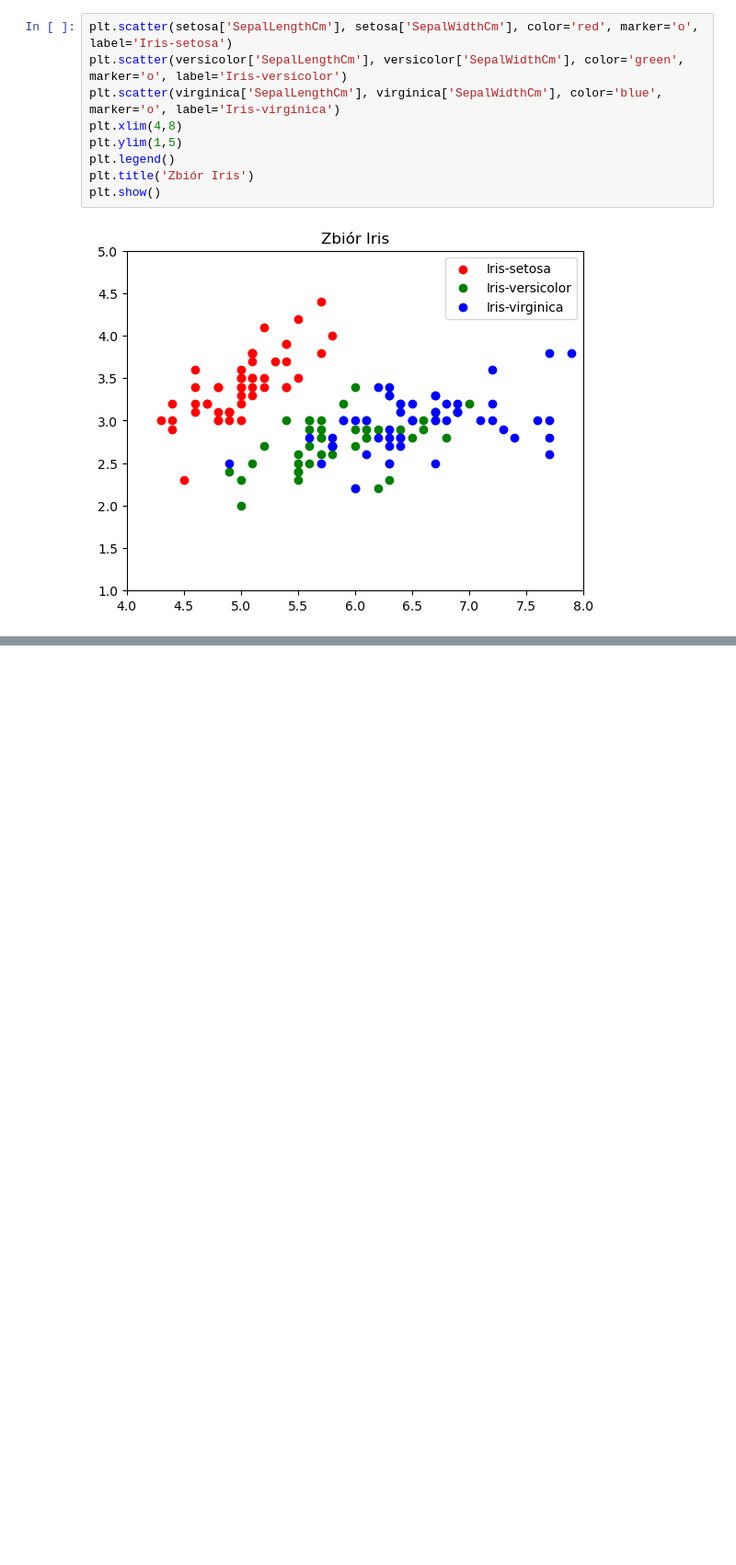
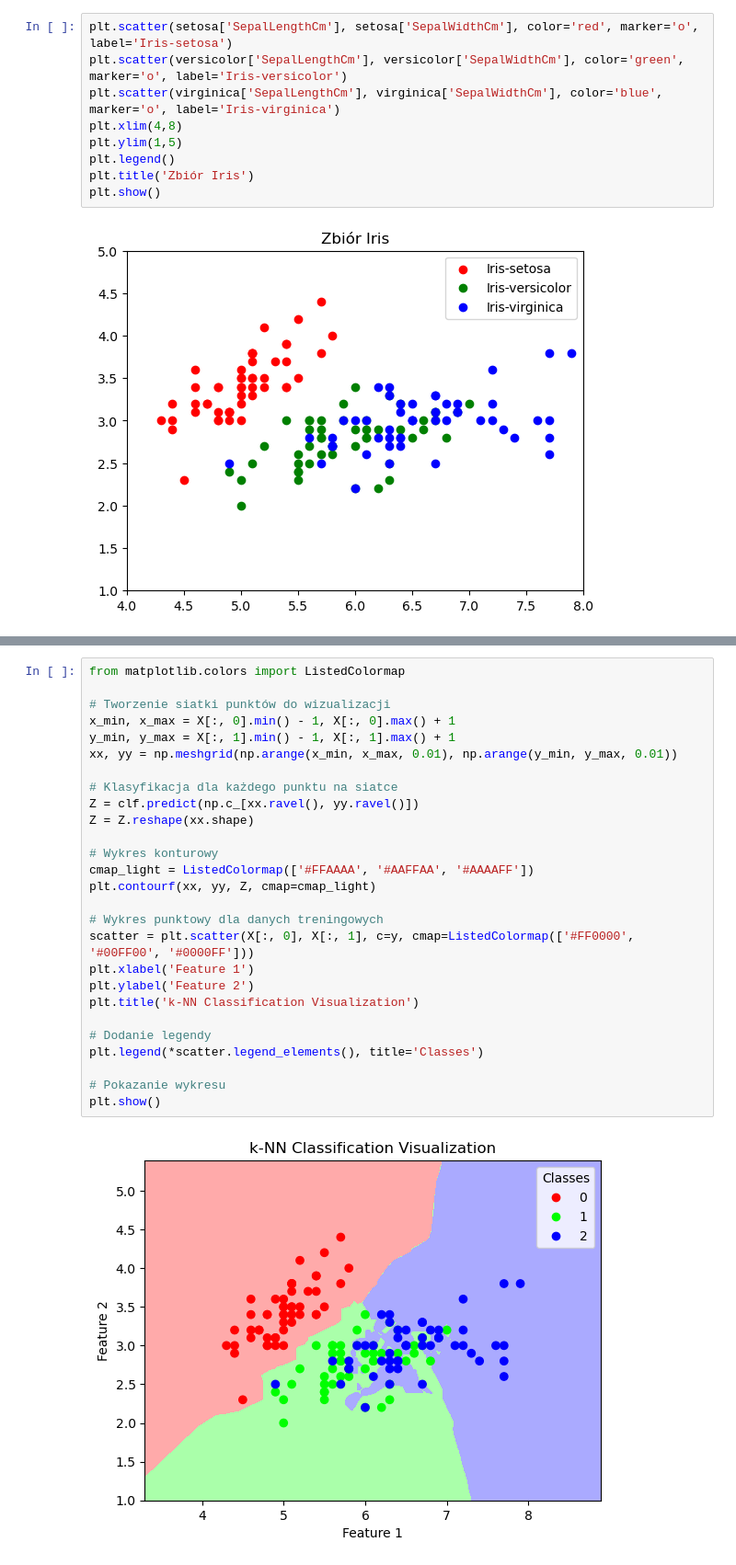
Before and after one commit to Funiek/eksploracja-danych, a Jupyter notebook: cw11/ed_cw11_krzysztof_funkowski.ipynb, the cells around one changed output, grey strips where cells are left out. Shown at 92% size. Cells and saved outputs as stored; diff of their text form; blank space fills up the shorter version.

```diff
--- a/cw11/ed_cw11_krzysztof_funkowski.ipynb
+++ b/cw11/ed_cw11_krzysztof_funkowski.ipynb
@@ -136,0 +181,29 @@ Note: you may need to restart the kernel to use updated packages.
+# %%
+from matplotlib.colors import ListedColormap
+
+# Tworzenie siatki punktów do wizualizacji
+x_min, x_max = X[:, 0].min() - 1, X[:, 0].max() + 1
+y_min, y_max = X[:, 1].min() - 1, X[:, 1].max() + 1
+xx, yy = np.meshgrid(np.arange(x_min, x_max, 0.01), np.arange(y_min, y_max, 0.01))
+
+# Klasyfikacja dla każdego punktu na siatce
+Z = clf.predict(np.c_[xx.ravel(), yy.ravel()])
+Z = Z.reshape(xx.shape)
+
+# Wykres konturowy
+cmap_light = ListedColormap(['#FFAAAA', '#AAFFAA', '#AAAAFF'])
+plt.contourf(xx, yy, Z, cmap=cmap_light)
+
+# Wykres punktowy dla danych treningowych
+scatter = plt.scatter(X[:, 0], X[:, 1], c=y, cmap=ListedColormap(['#FF0000', '#00FF00', '#0000FF']))
+plt.xlabel('Feature 1')
+plt.ylabel('Feature 2')
+plt.title('k-NN Classification Visualization')
+
+# Dodanie legendy
+plt.legend(*scatter.legend_elements(), title='Classes')
+
+# Pokazanie wykresu
+plt.show()
+# %% [output]
+[figure, added]
```
Also changed, not shown: parts of 15 cells of this notebook, 2 other files.
